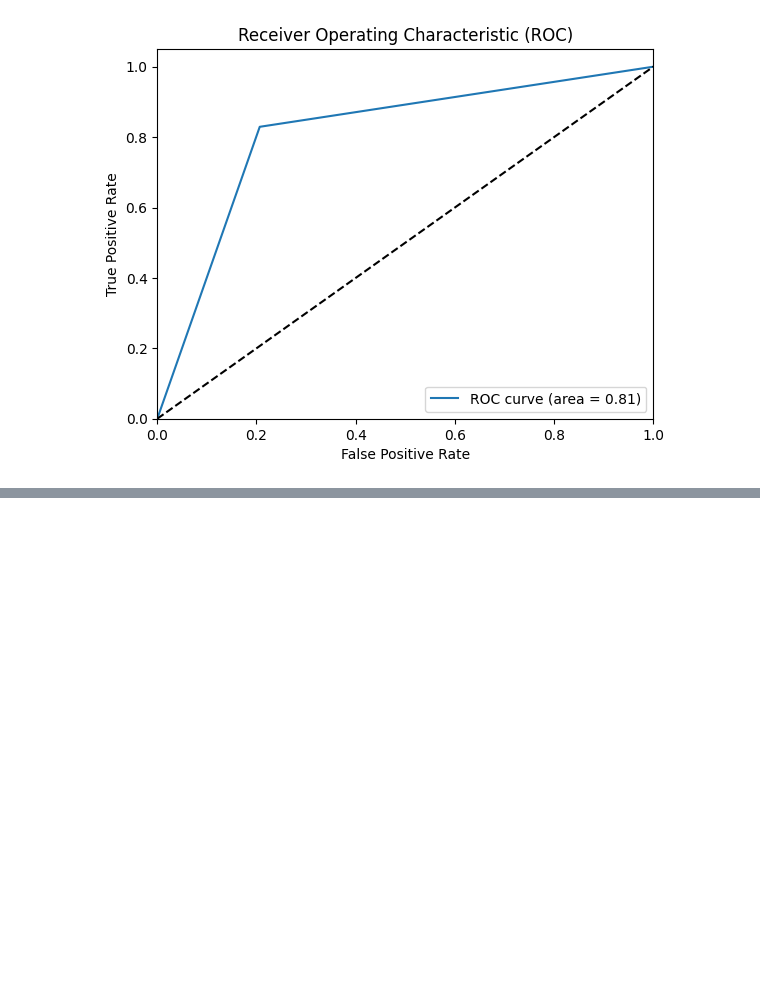
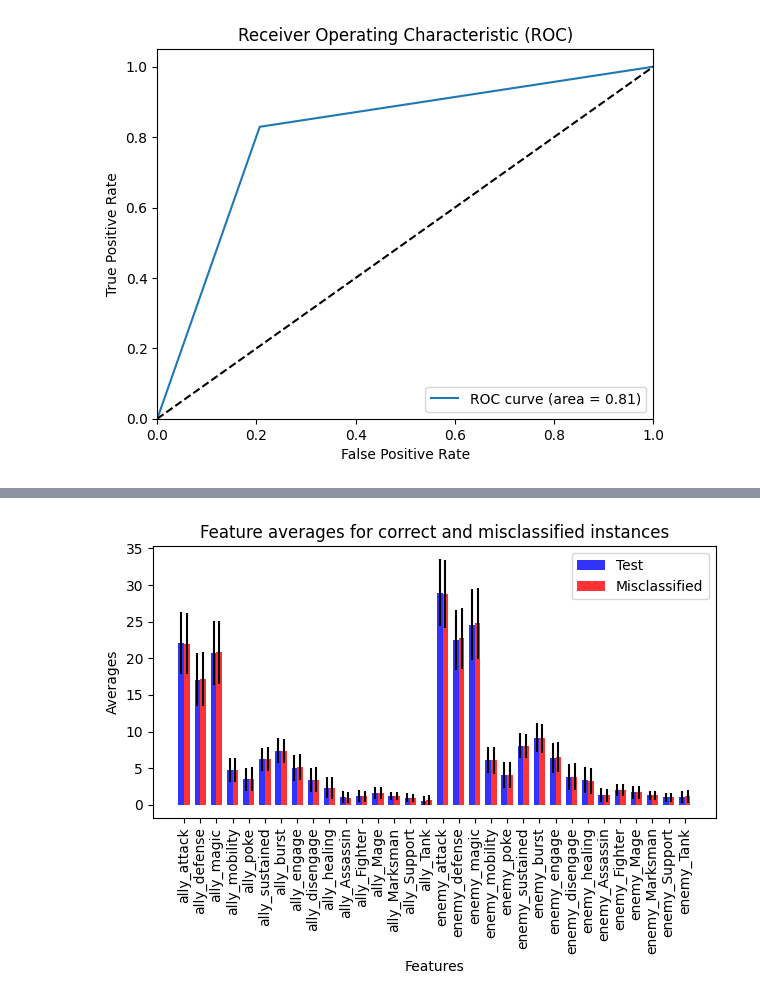
Before and after one commit to fpechierasData/lol_item_recommender, a Jupyter notebook: scratch.ipynb, the cells around one changed output, grey strips where cells are left out. Cells and saved outputs as stored; diff of their text form; code cells hidden in the pictures; blank space fills up the shorter version.

```diff
--- a/scratch.ipynb
+++ b/scratch.ipynb
@@ -224,0 +269,7 @@ Log Loss: 6.752584213639021
+# %%
+# random forest has the best initial results, lets examine failures
+X_train, X_test, y_train, y_test = train_test_split(features, Y, test_size=0.3, random_state=42) # same seed to get same vals
+y_pred = random_forest.predict(X_test)
+
+misclassified = np.where(y_test != y_pred)
+misclassified_df = X_test.iloc[misclassified]
@@ -224,0 +325,7 @@ Log Loss: 6.752584213639021
+# %%
+correct = np.where(y_test == y_pred)
+classified_df = X_test.iloc[correct]
+
+compare_feature_avgs(classified_df, misclassified_df)
+# %% [output]
+[figure, added]
```
Also changed, not shown: parts of 10 cells of this notebook.
